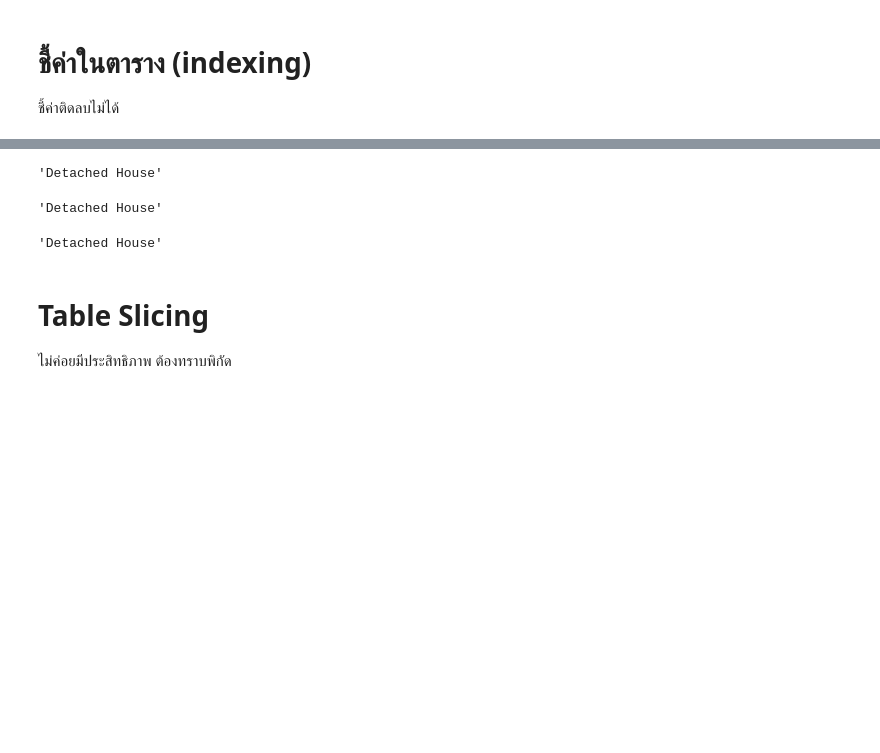
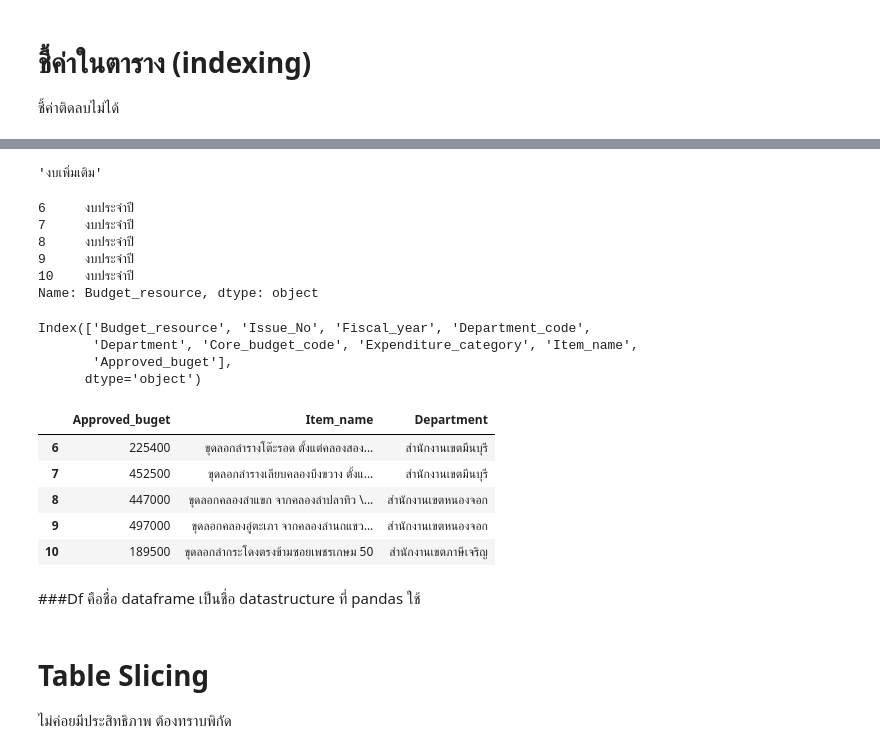
Before and after one commit to janjira24122544/Python_dataviz2023, a Jupyter notebook: Pandas101.ipynb, the cells around one changed output, grey strips where cells are left out. Saved outputs shown, nothing was run; the diff lists cells and outputs as text; code cells hidden in the pictures; blank space fills up the shorter version.

```diff
--- a/Pandas101.ipynb
+++ b/Pandas101.ipynb
@@ -101,15 +114,34 @@ data1['propertytype_name_en']
-# %%
-data1['propertytype_name_en'][42619]
-# %% [output]
-'Detached House'
-# %%
- data1.iloc[42619,5] # .iloc เปลี่ยนมุมมองเป็น np.arry  ชี้เป็นเเถว คอลัม ติดลบ สไลด์ได้
-# %% [output]
-'Detached House'
+# %%
+data1['Budget_resource'][690]
+# %% [output]
+'งบเพิ่มเติม'
 # %%
- data1.iloc[-6,5]
+ data1['Budget_resource'][6:11]
 # %% [output]
-'Detached House'
+6     งบประจำปี
+7     งบประจำปี
+8     งบประจำปี
+9     งบประจำปี
+10    งบประจำปี
+Name: Budget_resource, dtype: object
+# %%
+data1.columns
+# %% [output]
+Index(['Budget_resource', 'Issue_No', 'Fiscal_year', 'Department_code',
+       'Department', 'Core_budget_code', 'Expenditure_category', 'Item_name',
+       'Approved_buget'],
+      dtype='object')
+# %%
+data1[['Approved_buget','Item_name','Department']][6:11] #เลือกบางคอลัมป์ ตัดมาเฉพาะบรรทัดที่ 6-11
+# %% [output]
+|  | Approved_buget | Item_name | Department |
+| 6 | 225400 | ขุดลอกลำรางโต๊ะรอด ตั้งแต่คลองสอง... | สำนักงานเขตมีนบุรี |
+| 7 | 452500 | ขุดลอกลำรางเลียบคลองบึงขวาง ตั้งแ... | สำนักงานเขตมีนบุรี |
+| 8 | 447000 | ขุดลอกคลองลำแขก จากคลองลำปลาทิว \... | สำนักงานเขตหนองจอก |
+| 9 | 497000 | ขุดลอกคลองอู่ตะเภา จากคลองลำนกแขว... | สำนักงานเขตหนองจอก |
+| 10 | 189500 | ขุดลอกลำกระโดงตรงข้ามซอยเพชรเกษม 50 | สำนักงานเขตภาษีเจริญ |
+# %% [markdown]
+###Df คือชื่อ dataframe เป็นชื่อ datastructure ที่ pandas ใช้
 # %% [markdown]
 # Table Slicing
 ไม่ค่อยมีประสิทธิภาพ
```
Also changed, not shown: parts of 18 cells of this notebook.
